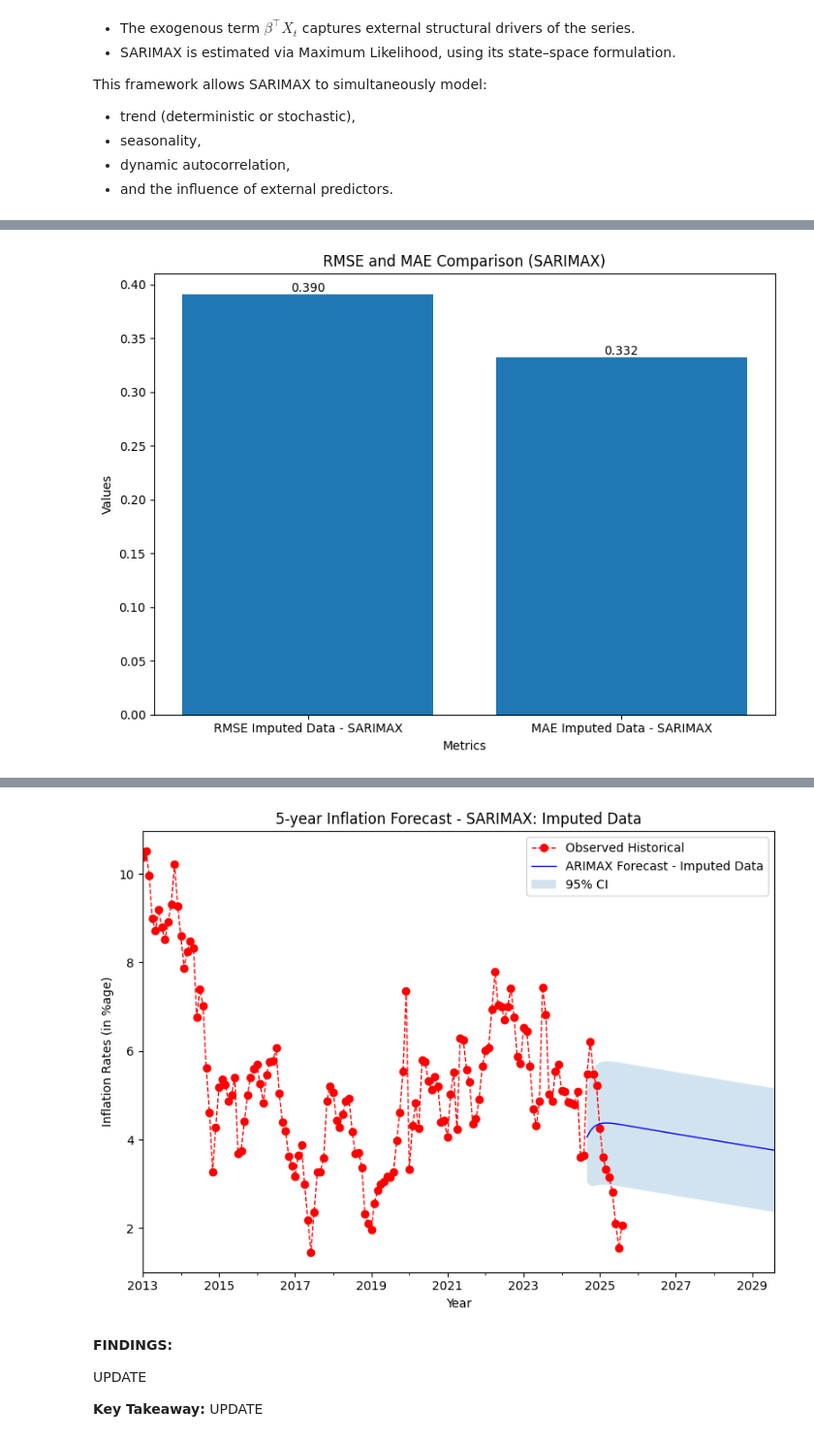
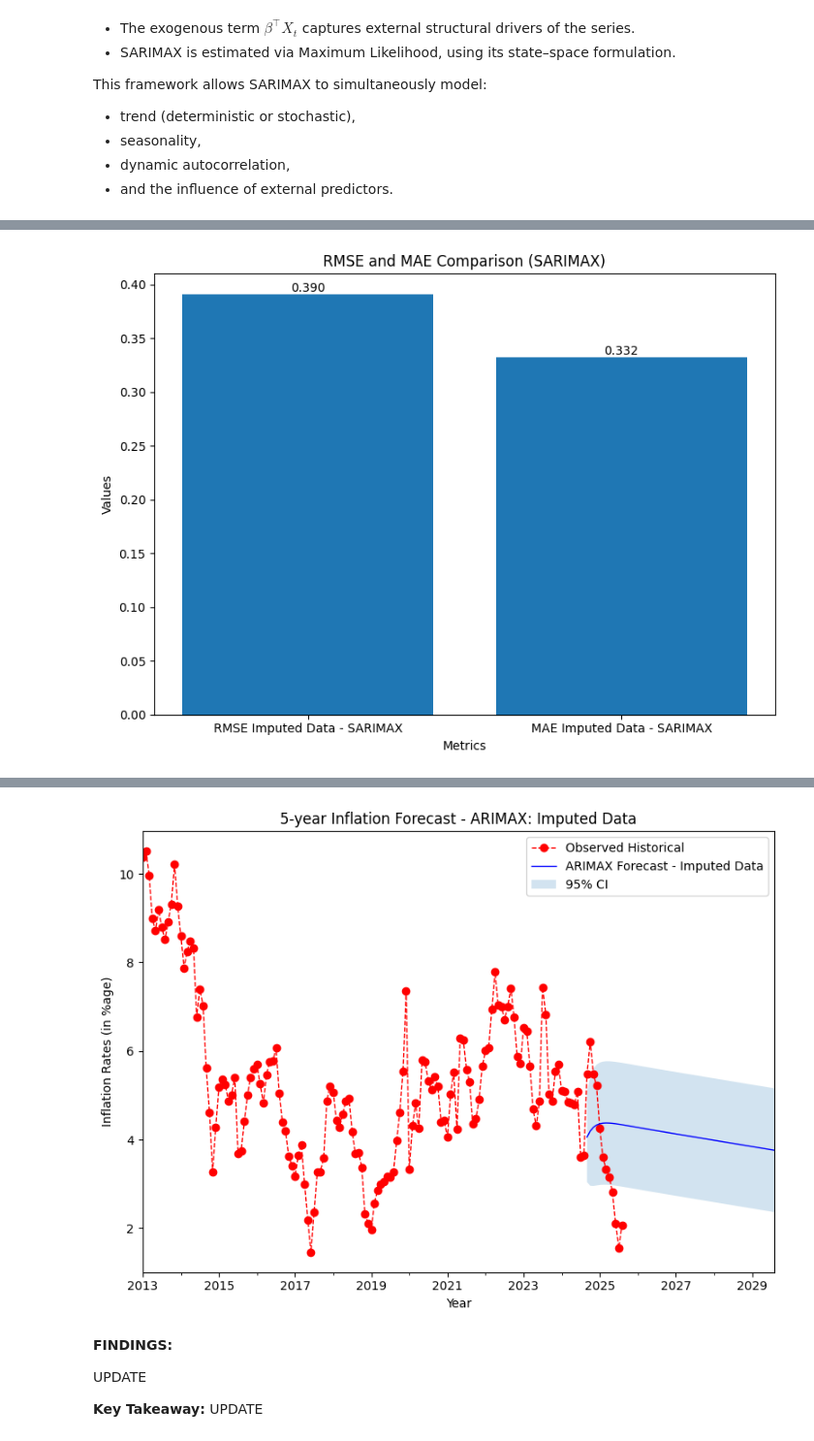
Before and after one commit to thenaivecoder89/statistical_and_machine_learning_models, a Jupyter notebook: inflation/arima_sarima_xgboost/Comparative_analysis_report_on_sarimax_xgb_on_inflation_dataset.ipynb, the cells around one changed output, grey strips where cells are left out. Shown at 97% size. Cells and saved outputs as stored; diff of their text form; code cells hidden in the pictures.

Commit message:
Updated will full implementation - XGB and ARIMAX

```diff
--- a/inflation/arima_sarima_xgboost/Comparative_analysis_report_on_sarimax_xgb_on_inflation_dataset.ipynb
+++ b/inflation/arima_sarima_xgboost/Comparative_analysis_report_on_sarimax_xgb_on_inflation_dataset.ipynb
@@ -90,7 +91,7 @@ This section shows a visual representation of the inflation data - as sourced fr
 # Initialize environment and set conditions
 load_dotenv()
 inflation_dataset = os.getenv('inflation_dataset')
-sarimax_forecast_imputed_dataset = os.getenv('sarimax_forecast_imputed_dataset')
+arimax_forecast_imputed_dataset = os.getenv('arimax_forecast_imputed_dataset')
 xgboost_forecast_imputed_dataset = os.getenv('xgboost_forecast_imputed_dataset')
 feature_dataset = os.getenv('feature_dataset')
 pd.set_option('display.max_rows', None)
@@ -1397,7 +1398,7 @@ model_sarimax_imputed_forecast = model_sarimax_imputed.get_forecast(
 model_sarimax_imputed_forecast_summary = model_sarimax_imputed_forecast.summary_frame(alpha=0.05)
 df_prediction_data_sarimax_imp = model_sarimax_imputed_forecast_summary[['mean', 'mean_se', 'mean_ci_lower', 'mean_ci_upper']]
 df_prediction_data_sarimax_imp.index.name = 'Period'
-df_prediction_data_sarimax_imp.to_csv(sarimax_forecast_imputed_dataset)
+df_prediction_data_sarimax_imp.to_csv(arimax_forecast_imputed_dataset)
 model_sarimax_imputed_forecast_summary.index = pd.to_datetime(model_sarimax_imputed_forecast_summary.index, errors='coerce')
 fig_forecast_imp, ax_forecast_imp = plt.subplots(figsize=(8, 6), dpi=100)
 df_inflation_imputed['CPI_Inflation_YoY_Percent_Imputed'].plot(ax=ax_forecast_imp, label='Observed Historical',
@@ -1414,7 +1415,7 @@ ax_forecast_imp.fill_between(model_sarimax_imputed_forecast_summary.index,
                              label='95% CI')
 ax_forecast_imp.set_xlabel('Year')
 ax_forecast_imp.set_ylabel('Inflation Rates (in %age)')
-ax_forecast_imp.set_title('5-year Inflation Forecast - SARIMAX: Imputed Data')
+ax_forecast_imp.set_title('5-year Inflation Forecast - ARIMAX: Imputed Data')
 ax_forecast_imp.legend()
 plt.tight_layout()
 plt.show()
@@ -1438,14 +1439,14 @@ Time:                                       16:40:11   BIC
 Sample:                                   01-01-2014   HQIC                           216.287
                                         - 08-01-2024
 Covariance Type:                              robust
 ==================================================================================
                      coef    std err          z      P>|z|      [0.025      0.975]
 ... (95 lines left out)
 2029-07-01                   6.5
 2029-08-01                   6.5
 ====================================================================
 Generating 5-year forecast based on imputed dataset:
-[figure, old version]
+[figure, new version]
 # %% [markdown]
 **FINDINGS:**
 
```
Also changed, not shown: parts of 11 cells of this notebook.
